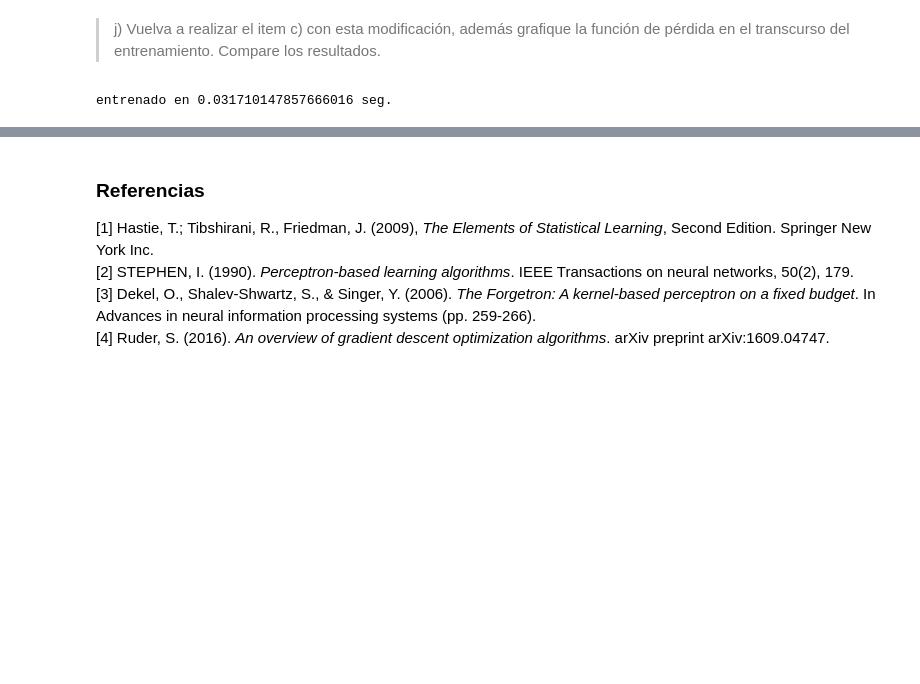
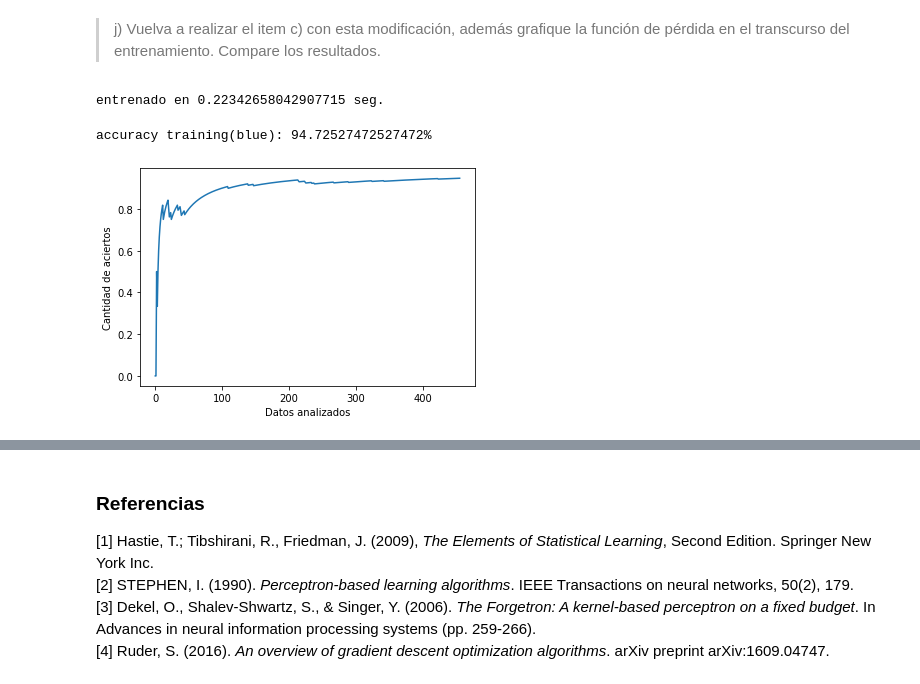
Before and after one commit to GaboPP/Perceptron, a Jupyter notebook: Enunciado.ipynb, the cells around one changed output, grey strips where cells are left out. Cells and saved outputs as stored; diff of their text form; code cells hidden in the pictures; blank space fills up the shorter version.

```diff
--- a/Enunciado.ipynb
+++ b/Enunciado.ipynb
@@ -244,11 +244,11 @@ class Perceptron_gradiente(object):
 > j) Vuelva a realizar el item c) con esta modificación, además grafique la función de pérdida en el transcurso del entrenamiento. Compare los resultados.
 # %%
 N = 1
-P = Perceptron_gradiente(X_train_std.shape[1], N, 0.01)
+P = Perceptron_gradiente(X_train_std.shape[1], N, 0.001)
 P.train(X_train_std, y_train)
 print("entrenado en {} seg.".format(P.tiempo_entrenamiento))
 # %% [output]
-entrenado en 0.031710147857666016 seg.
+entrenado en 0.22342658042907715 seg.
 # %%
 acc = 0
 predict_array = [0]
@@ -258,4 +258,14 @@ for i in range(len(X_test_std)):
         predict_array.append(acc)
         acc+=1
+# %%
+# print(P.accuracy)
+print("accuracy training(blue): {}%".format(100*P.accuracy[len(P.accuracy)-1]))
+plt.plot(P.accuracy)
+plt.xlabel('Datos analizados')
+plt.ylabel('Cantidad de aciertos')
+plt.show()
+# %% [output]
+accuracy training(blue): 94.72527472527472%
+[figure, added]
 # %%
 print("accuracy test (red): '{}'%".format(round(acc/len(y_test)*100)))
```
Also changed, not shown: parts of 8 cells of this notebook.
